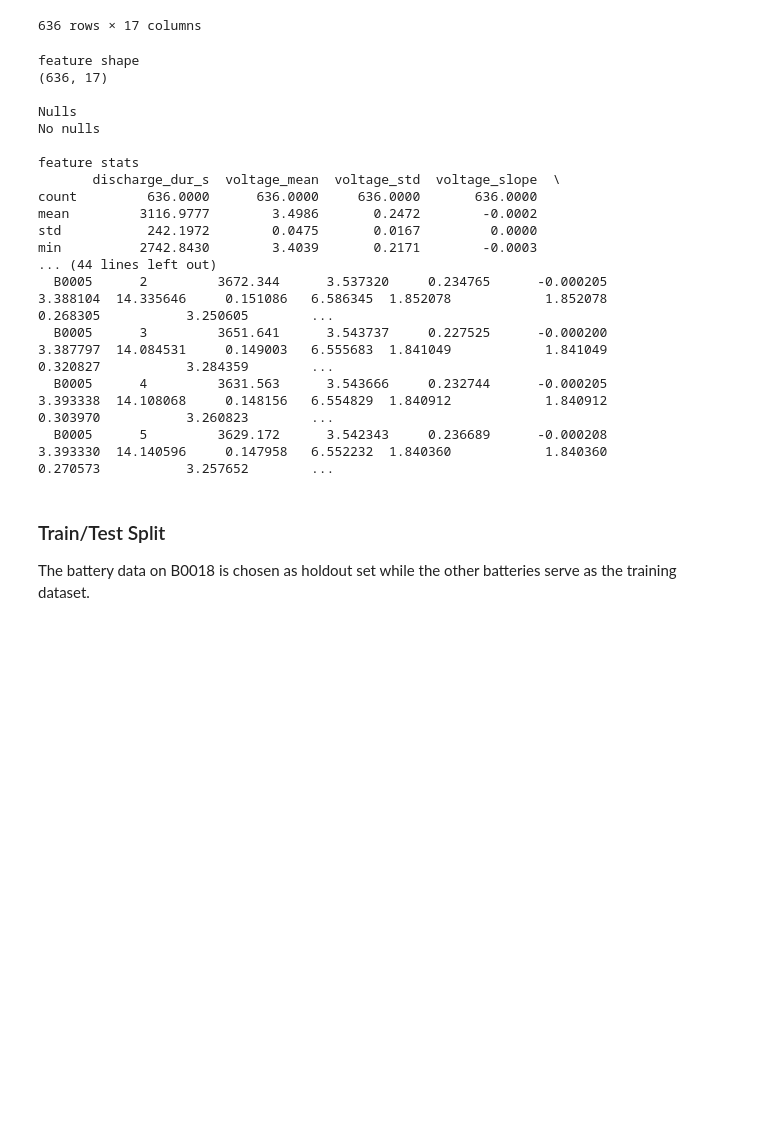
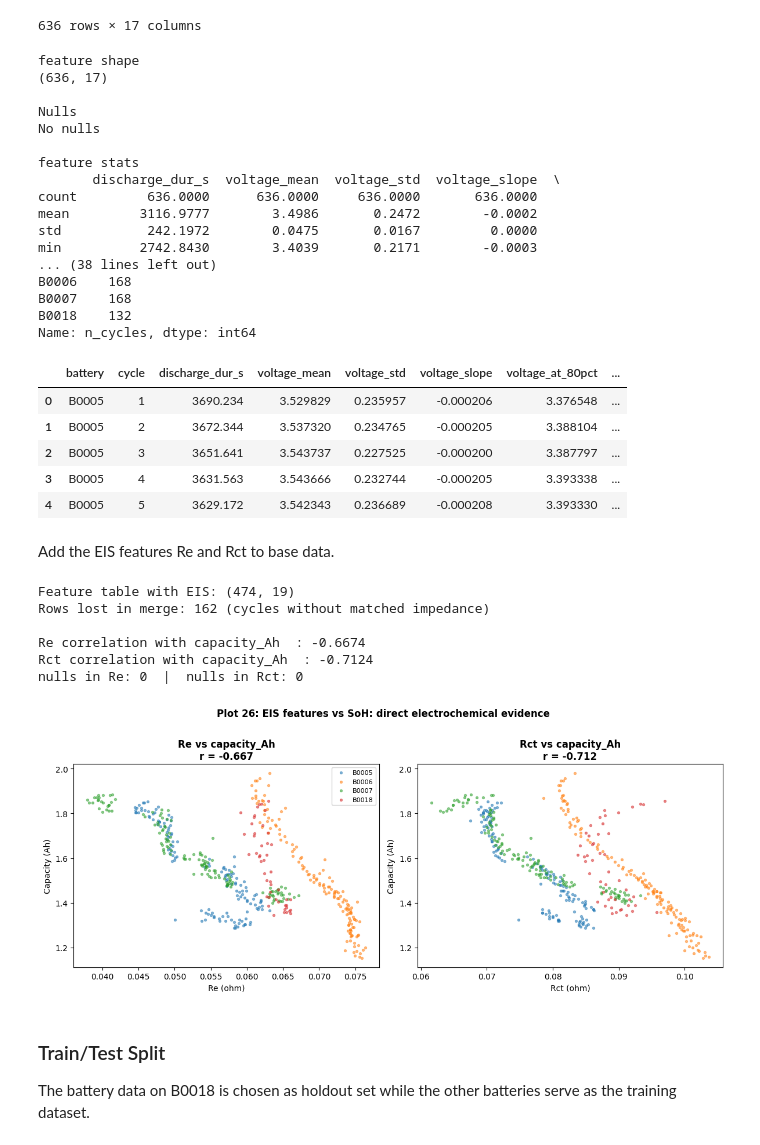
Before and after one commit to adithyaprasadsv/battery-soh-ml, a Jupyter notebook: battery_soh_script.ipynb, the cells around one changed output. Drawn from its saved outputs; the diff is of its cells as text; code cells hidden in the pictures; blank space fills up the shorter version.

```diff
--- a/battery_soh_script.ipynb
+++ b/battery_soh_script.ipynb
@@ -781,12 +900,14 @@ feat_cols = [
     "Q_cum_Ah","Q_temp_compensated","dQdV_peak_height",
     "dQdV_peak_voltage","rolling_mean_5","rolling_std_5"
 ]
+
 print(feature_df[feat_cols].describe().round(4))
 
 print("\nsamples by battery")
 print(feature_df.groupby("battery").size().rename("n_cycles"))
 
-print(feature_df[["battery","cycle"] + feat_cols + ["capacity_Ah"]].head().to_string(index=False))
+feature_df[["battery","cycle"] + feat_cols + ["capacity_Ah"]].head()
+# feat_cols = feat_cols + ["Re", "Rct"]
 # %% [output]
 feature shape
 (636, 17)
@@ -800,11 +921,68 @@ count         636.0000      636.0000     636.0000       636.0000
 mean         3116.9777        3.4986       0.2472        -0.0002
 std           242.1972        0.0475       0.0167         0.0000
 min          2742.8430        3.4039       0.2171        -0.0003
-... (44 lines left out)
-  B0005      2         3672.344      3.537320     0.234765      -0.000205          3.388104  14.335646     0.151086   6.586345  1.852078            1.852078          0.268305           3.250605        ...
-  B0005      3         3651.641      3.543737     0.227525      -0.000200          3.387797  14.084531     0.149003   6.555683  1.841049            1.841049          0.320827           3.284359        ...
-  B0005      4         3631.563      3.543666     0.232744      -0.000205          3.393338  14.108068     0.148156   6.554829  1.840912            1.840912          0.303970           3.260823        ...
-  B0005      5         3629.172      3.542343     0.236689      -0.000208          3.393330  14.140596     0.147958   6.552232  1.840360            1.840360          0.270573           3.257652        ...
+... (38 lines left out)
+B0006    168
+B0007    168
+B0018    132
+Name: n_cycles, dtype: int64
+|  | battery | cycle | discharge_dur_s | voltage_mean | voltage_std | voltage_slope | voltage_at_80pct | ... |
+| 0 | B0005 | 1 | 3690.234 | 3.529829 | 0.235957 | -0.000206 | 3.376548 | ... |
+| 1 | B0005 | 2 | 3672.344 | 3.537320 | 0.234765 | -0.000205 | 3.388104 | ... |
+| 2 | B0005 | 3 | 3651.641 | 3.543737 | 0.227525 | -0.000200 | 3.387797 | ... |
+| 3 | B0005 | 4 | 3631.563 | 3.543666 | 0.232744 | -0.000205 | 3.393338 | ... |
+| 4 | B0005 | 5 | 3629.172 | 3.542343 | 0.236689 | -0.000208 | 3.393330 | ... |
+# %% [markdown]
+Add the EIS features Re and Rct to base data.
+# %%
+feature_eis_df = feature_df.merge(
+    eis_df[["battery","cycle","Re","Rct"]],
+    on = ["battery","cycle"],
+    how = "inner"
+)
+
+# feature_eis_df['Re'] = feature_eis_df.groupby('battery')['Re'].ffill().bfill()
+# feature_eis_df['Rct'] = feature_eis_df.groupby('battery')['Rct'].ffill().bfill()
+
+print(f"\nFeature table with EIS: {feature_eis_df.shape}")
+print(f"Rows lost in merge: {len(feature_df) - len(feature_eis_df)} "
+      f"(cycles without matched impedance)")
+print(f"\nRe correlation with capacity_Ah  : "
+      f"{feature_eis_df['Re'].corr(feature_eis_df['capacity_Ah']):.4f}")
+print(f"Rct correlation with capacity_Ah  : "
+      f"{feature_eis_df['Rct'].corr(feature_eis_df['capacity_Ah']):.4f}")
+print(f"nulls in Re: {feature_eis_df['Re'].isnull().sum()}  |  nulls in Rct: {feature_eis_df['Rct'].isnull().sum()}")
+# %% [output]
+Feature table with EIS: (474, 19)
+Rows lost in merge: 162 (cycles without matched impedance)
+
+Re correlation with capacity_Ah  : -0.6674
+Rct correlation with capacity_Ah  : -0.7124
+nulls in Re: 0  |  nulls in Rct: 0
+# %%
+# EIS vs capacity
+fig, axes = plt.subplots(1, 2, figsize=(12, 5))
+
+for ax, col in zip(axes, ["Re", "Rct"]):
+    for bat, color in BAT_COLORS.items():
+        sub = feature_eis_df[feature_eis_df["battery"] == bat]
+        ax.scatter(sub[col], sub["capacity_Ah"],
+                   color=color, s=8, alpha=0.5, label=bat)
+    ax.set_xlabel(f"{col} (ohm)")
+    ax.set_ylabel("Capacity (Ah)")
+    ax.set_title(f"{col} vs capacity_Ah\n"
+                 f"r = {feature_eis_df[col].corr(feature_eis_df['capacity_Ah']):.3f}",
+                 fontweight="bold")
+    if col == "Re":
+        ax.legend(fontsize=8)
+
+plt.suptitle("Plot 26: EIS features vs SoH: direct electrochemical evidence",
+             fontweight="bold", y=1.01)
+plt.tight_layout()
+plt.savefig("plot26_eis_vs_capacity.png", dpi=150, bbox_inches="tight")
+plt.show()
+# %% [output]
+[figure, added]
 # %% [markdown]
 ### Train/Test Split
 The battery data on B0018 is chosen as holdout set while the other batteries serve as the training dataset.
```
Also changed, not shown: parts of 94 cells of this notebook, 12 other files.
